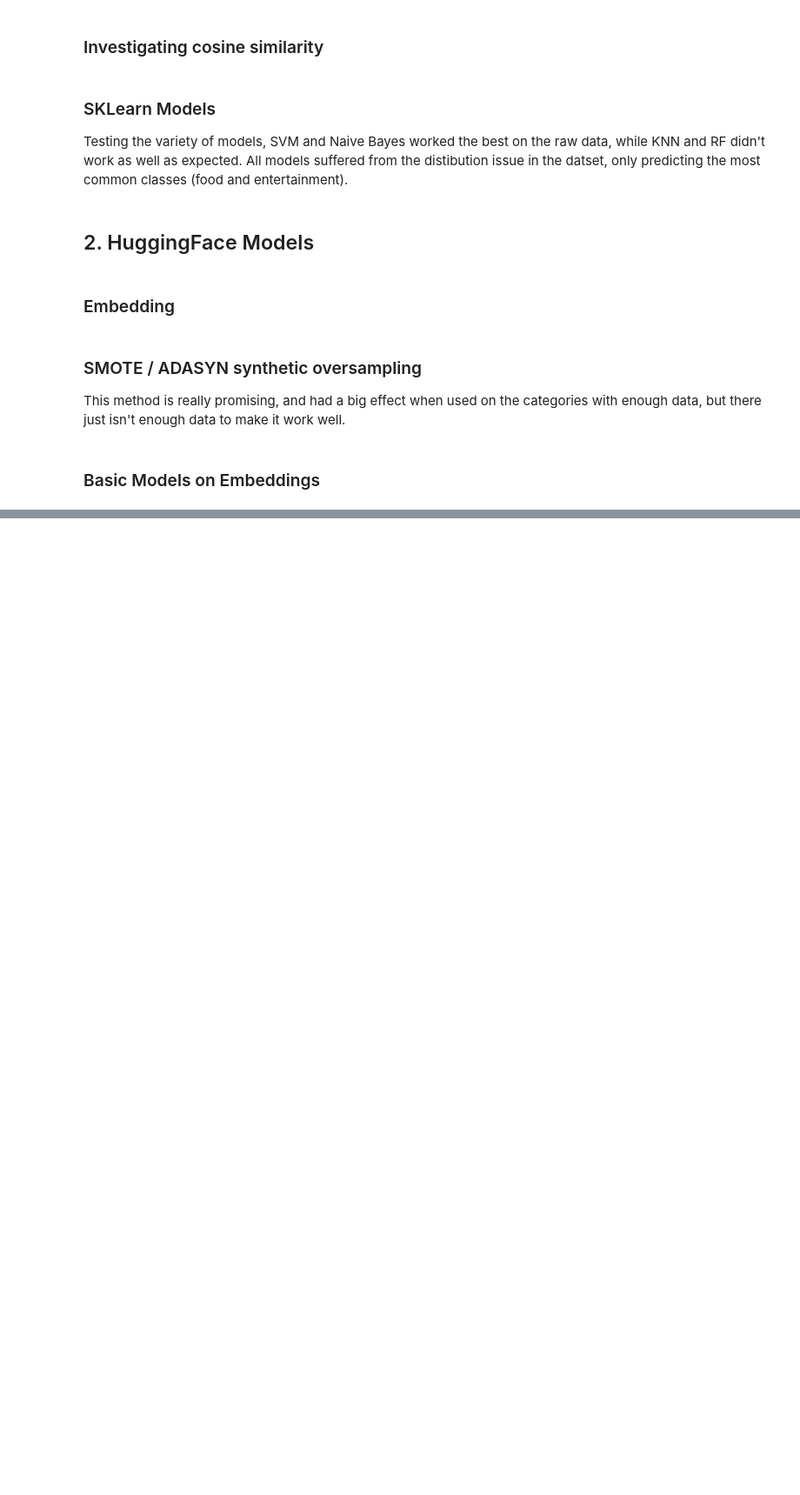
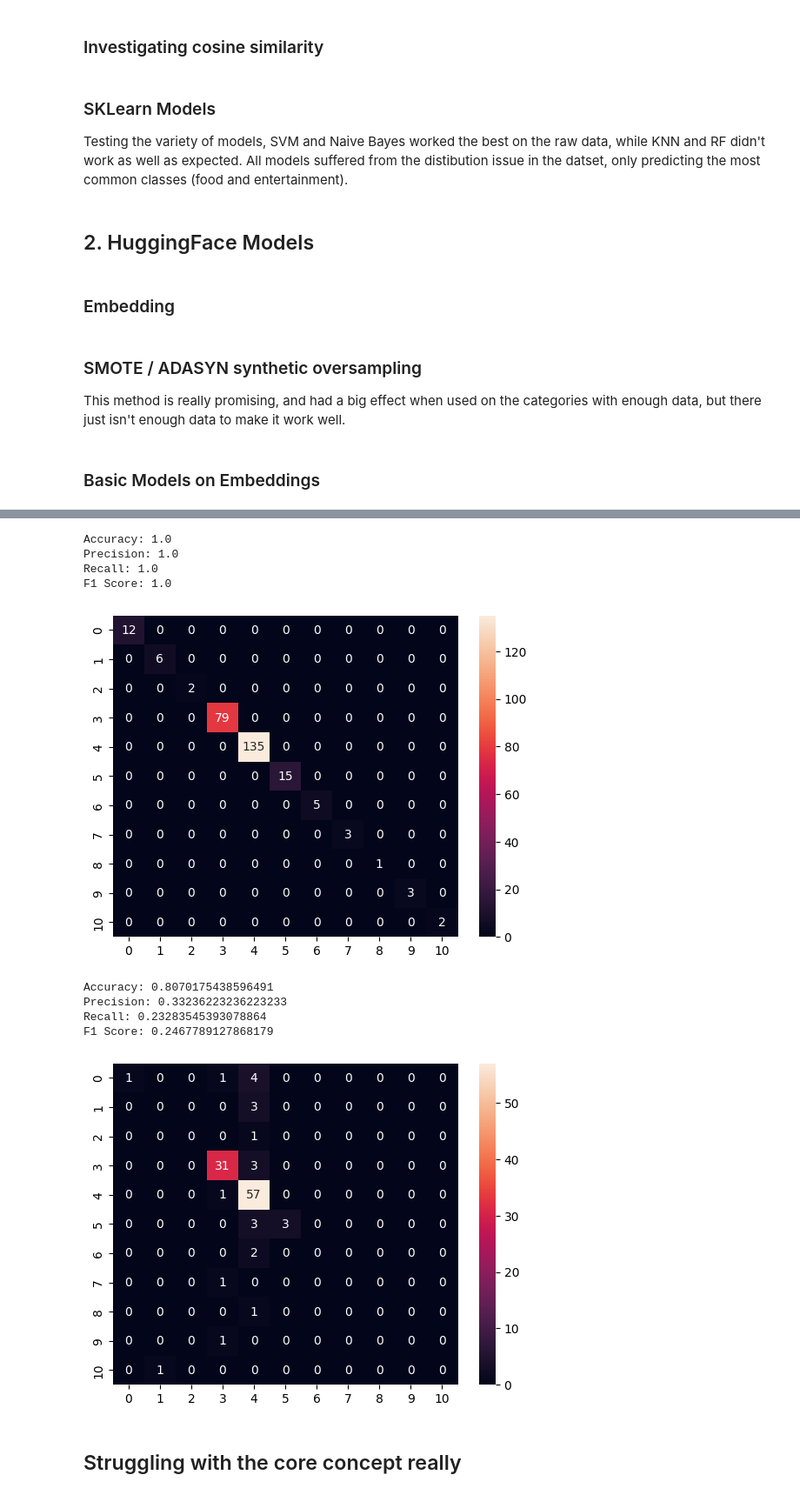
Before and after one commit to Jamessmith9956/CategoryPrediction, a Jupyter notebook: CategoryPrediction.ipynb, the cells around one changed output, grey strips where cells are left out. Shown: that part at 87% size. Cells and saved outputs as stored; diff of their text form; code cells hidden in the pictures; blank space fills up the shorter version.

```diff
--- a/CategoryPrediction.ipynb
+++ b/CategoryPrediction.ipynb
@@ -394,0 +410,12 @@ plot_confusion(test['Category'], test_hat, knn, "confusion_matricies/svm_embeddi
+# %%
+# MiniLM encoding; full guide: https://huggingface.co/sentence-transformers/all-MiniLM-L6-v2
+import pandas as pd
+from sentence_transformers import SentenceTransformer
+sentences = ["This is an example sentence", "Each sentence is converted"]
+
+model = SentenceTransformer('sentence-transformers/all-MiniLM-L6-v2')
+training_embeddings = model.encode(train['Description'].values)
+print(training_embeddings.shape) # (n, 384)
+
+
+assert len(embeddings) == train['Description'].count()
@@ -394,0 +508,61 @@ plot_confusion(test['Category'], test_hat, knn, "confusion_matricies/svm_embeddi
+# %%
+# Evaluate encoder/decoder
+# Predict the categories
+#predicted_embeddings = transformer_encoder()
+predicted_labels = torch.argmax(decoder(training_embeddings), axis=1)
+# predicted_labels = torch.argmax(decoder(transformer_encoder(training_embeddings)), axis=1)
+# Convert the predicted labels to numpy
+predicted_labels = predicted_labels.detach().numpy()
+# Convert the predicted labels to categories
+predicted_categories = label_encoder.inverse_transform(predicted_labels)
+
+# Evaluate the model
+from sklearn.metrics import accuracy_score, precision_score, recall_score, f1_score
+accuracy = accuracy_score(train['Category'], predicted_categories)
+print('Accuracy:', accuracy)
+print('Precision:', precision_score(train['Category'], predicted_categories, average='macro'))
+print('Recall:', recall_score(train['Category'], predicted_categories, average='macro'))
+print('F1 Score:', f1_score(train['Category'], predicted_categories, average='macro'))
+
+# confusion matrix
+from sklearn.metrics import confusion_matrix
+import seaborn as sns
+import matplotlib.pyplot as plt
+confusion = confusion_matrix(train['Category'], predicted_categories)
+sns.heatmap(confusion, annot=True, fmt='d')
+plt.show()
+
+# Evaluate on the validation set
+# Retrieve the embeddings
+val_embeddings = torch.from_numpy(model.encode(val['Description'].values))
+
+# Predict the categories
+val_predicted_labels = torch.argmax(decoder(val_embeddings), axis=1)
+# Convert the predicted labels to numpy
+val_predicted_labels = val_predicted_labels.detach().numpy()
+# Convert the predicted labels to categories
+val_predicted_categories = label_encoder.inverse_transform(val_predicted_labels)
+
+# Evaluate the model
+print('Accuracy:', accuracy_score(val['Category'], val_predicted_categories))
+print('Precision:', precision_score(val['Category'], val_predicted_categories, average='macro'))
+print('Recall:', recall_score(val['Category'], val_predicted_categories, average='macro'))
+print('F1 Score:', f1_score(val['Category'], val_predicted_categories, average='macro'))
+
+# confusion matrix
+confusion = confusion_matrix(val['Category'], val_predicted_categories)
+sns.heatmap(confusion, annot=True, fmt='d')
+plt.show()
+# %% [output]
+Accuracy: 1.0
+Precision: 1.0
+Recall: 1.0
+F1 Score: 1.0
+[figure, added]
+Accuracy: 0.8070175438596491
+Precision: 0.33236223236223233
+Recall: 0.23283545393078864
+F1 Score: 0.2467789127868179
+[figure, added]
+# %% [markdown]
+## Struggling with the core concept really
```
Also changed, not shown: parts of 8 cells of this notebook, 1 other file.
